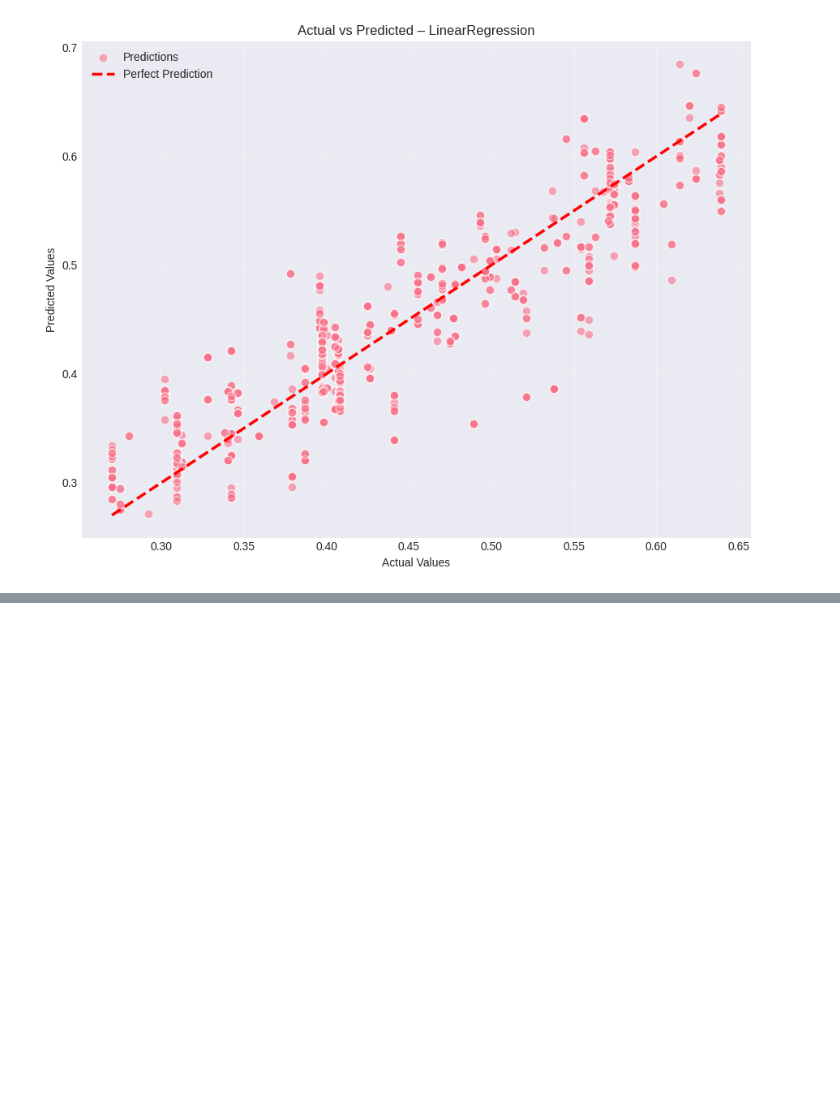
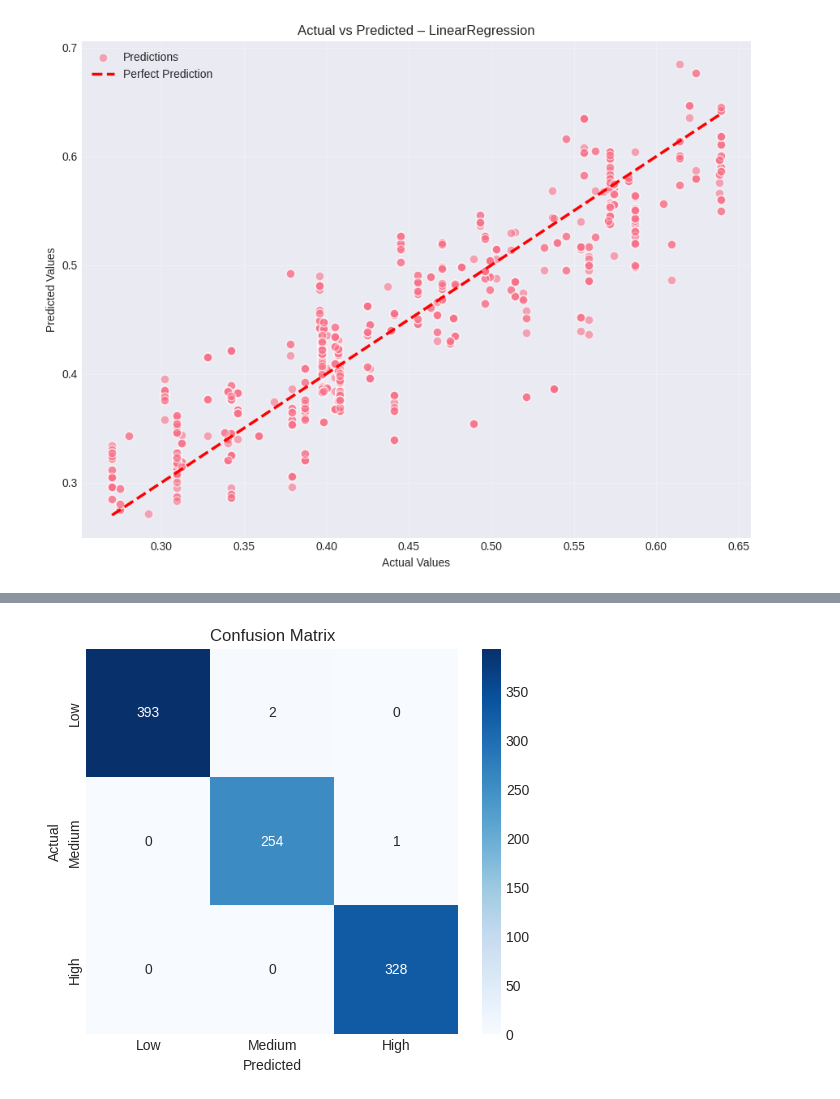
Before and after one commit to birhanumoges/HouseHold_Accessiblity_Analysis, a Jupyter notebook: Analysis_NoteBook/agricultural productivity.ipynb, the cells around one changed output, grey strips where cells are left out. Drawn from its saved outputs; the diff is of its cells as text; code cells hidden in the pictures; blank space fills up the shorter version.

```diff
--- a/Analysis_NoteBook/agricultural productivity.ipynb
+++ b/Analysis_NoteBook/agricultural productivity.ipynb
@@ -947,3 +941,98 @@ landcov_Closed forest evergreen broad leaf       0.0190
                                dist_border      -0.0000
 [figure]
 [figure]
+# %%
+# ==========================
+# Classification Pipeline for evimax_avg
+# ==========================
+
+import pandas as pd
+import numpy as np
+from sklearn.model_selection import train_test_split, GridSearchCV
+from sklearn.preprocessing import StandardScaler
+from sklearn.metrics import classification_report, confusion_matrix, accuracy_score
+from sklearn.pipeline import Pipeline
+from lightgbm import LGBMClassifier
+import matplotlib.pyplot as plt
+import seaborn as sns
+
+# --------------------------
+# 2. Convert continuous target to classes
+# --------------------------
+# Define bins (Low, Medium, High) using quantiles
+bins = [df["evimax_avg"].min() - 0.01,
+        df["evimax_avg"].quantile(0.33),
+        df["evimax_avg"].quantile(0.66),
+        df["evimax_avg"].max() + 0.01]
+labels = ["Low", "Medium", "High"]
+
+df["evimax_class"] = pd.cut(df["evimax_avg"], bins=bins, labels=labels)
+
+# Check distribution
+print(df["evimax_class"].value_counts())
+
+# --------------------------
+# 3. Split dataset
+# --------------------------
+X = df.drop(columns=["evimax_avg", "evimax_class"])
+y = df["evimax_class"]
+
+X_train, X_test, y_train, y_test = train_test_split(
+    X, y, test_size=0.2, random_state=42, stratify=y
+)
+
+# --------------------------
+# 4. Build Pipeline
+# --------------------------
+pipeline = Pipeline([
+    ("scaler", StandardScaler()),            # Scale numeric features
+    ("classifier", LGBMClassifier(random_state=42))
+])
+
+# --------------------------
+# 5. Hyperparameter tuning (optional)
+# --------------------------
+param_grid = {
+    "classifier__num_leaves": [31, 50],
+    "classifier__learning_rate": [0.05, 0.1],
+    "classifier__n_estimators": [100, 200]
+}
+
+grid = GridSearchCV(
+    pipeline, param_grid, cv=5, scoring="accuracy", n_jobs=-1, verbose=1
+)
+grid.fit(X_train, y_train)
+
+print("Best Parameters:", grid.best_params_)
+
+# --------------------------
+# 6. Evaluate model
+# --------------------------
+y_pred = grid.predict(X_test)
+
+print("Accuracy:", accuracy_score(y_test, y_pred))
+print("\nClassification Report:\n", classification_report(y_test, y_pred))
+
+# Confusion matrix
+cm = confusion_matrix(y_test, y_pred, labels=labels)
+plt.figure(figsize=(6,5))
+sns.heatmap(cm, annot=True, fmt="d", xticklabels=labels, yticklabels=labels, cmap="Blues")
+plt.xlabel("Predicted")
+plt.ylabel("Actual")
+plt.title("Confusion Matrix")
+plt.show()
+
+# --------------------------
+# 7. Feature importance visualization
+# --------------------------
+model = grid.best_estimator_.named_steps['classifier']
+feature_importances = pd.DataFrame({
+    "feature": X.columns,
+    "importance": model.feature_importances_
+}).sort_values(by="importance", ascending=False)
+
+plt.figure(figsize=(10,6))
+sns.barplot(x="importance", y="feature", data=feature_importances)
+plt.title("Feature Importances")
+plt.show()
+# %% [output]
@@ -949,0 +1058 @@ landcov_Closed forest evergreen broad leaf       0.0190
+[figure, added]
```
Also changed, not shown: parts of 5 cells of this notebook.
